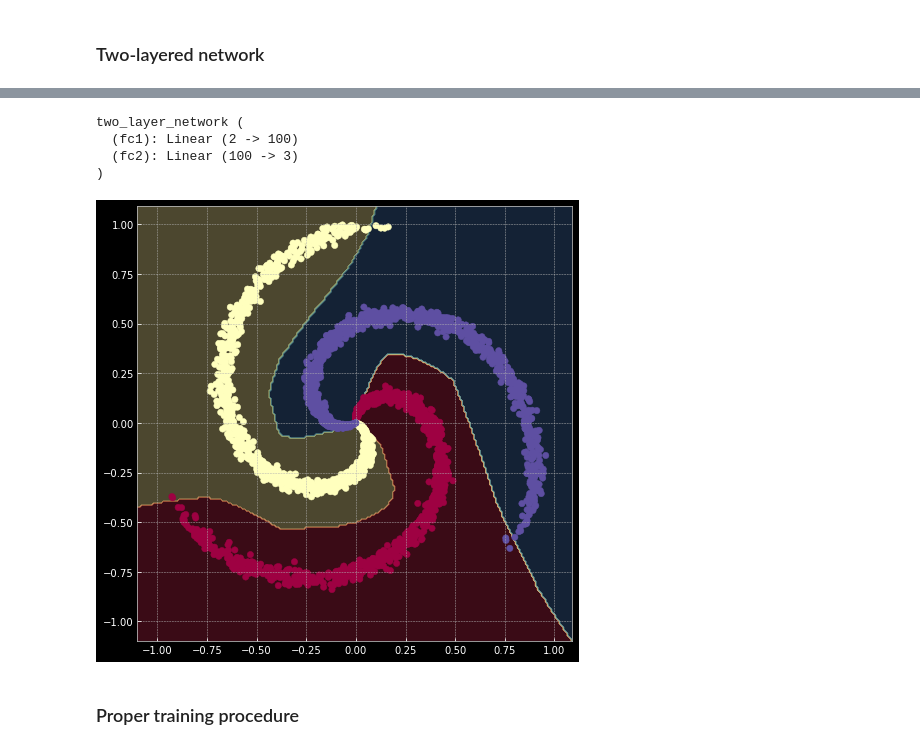
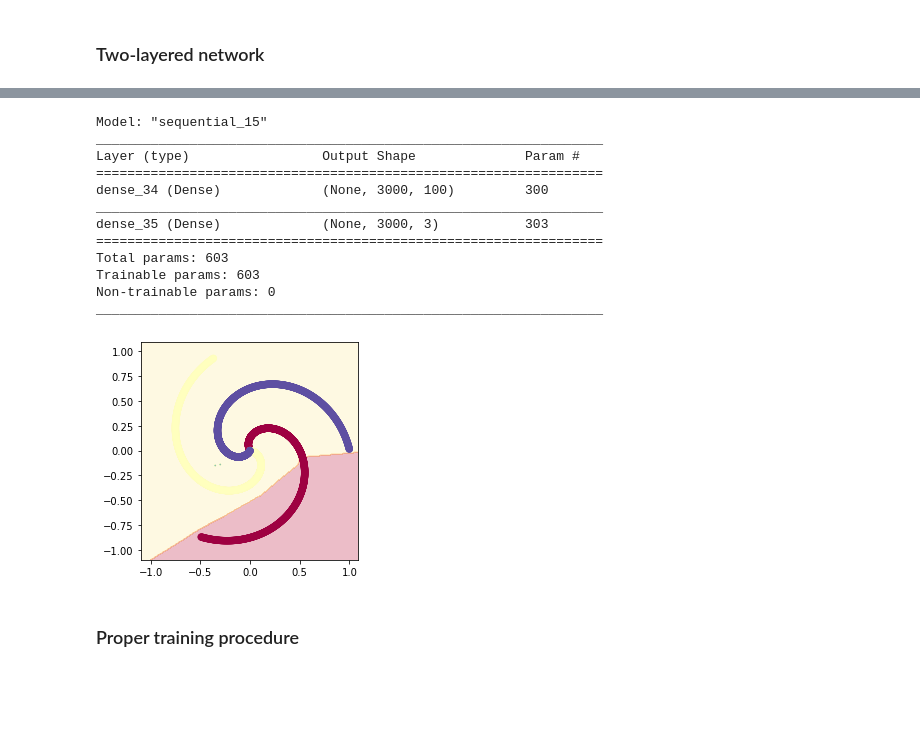
Before and after one commit to tunghoangt/DeepNeuralNet, a Jupyter notebook: HW1/Pytorch and Tensorflow/lesson1_Tensorflow.ipynb, the cells around one changed output, grey strips where cells are left out. Saved outputs shown, nothing was run; the diff lists cells and outputs as text; code cells hidden in the pictures; blank space fills up the shorter version.

```diff
--- a/HW1/Pytorch and Tensorflow/lesson1_Tensorflow.ipynb
+++ b/HW1/Pytorch and Tensorflow/lesson1_Tensorflow.ipynb
@@ -346,0 +124,3 @@ for t in range(1000):
+# %%
+model_1 = linear_model(X.shape,H,C)
+model_1.fit(X, y, epochs=100)
@@ -359,24 +168,3 @@ linear_model (
 # %%
 learning_rate = 1e-3
 lambda_l2 = 1e-5
-# %%
-# NN model
-class two_layer_network(nn.Module):
-    """
-    NN model.
-    """
-    def __init__(self, D_in, H, D_out):
-        """
-        Initialize weights.
-        """
-        super(two_layer_network, self).__init__()
-        self.fc1 = nn.Linear(D_in, H)
-        self.fc2 = nn.Linear(H, D_out)
-
-    def forward(self, x):
-        """
-        Forward pass.
-        """
-        z = F.relu(self.fc1(x))
-        z = self.fc2(z)
-        return z
@@ -436,0 +171,16 @@ for t in range(1000):
+# %%
+def two_layer_network(D_in, H, D_out):
+  model = keras.Sequential([
+    layers.Dense(H, activation='relu', input_shape=D_in),
+    layers.Dense(D_out),
+  ])
+
+  optimizer = tf.keras.optimizers.Adam(learning_rate=learning_rate)
+
+  model.compile(loss='binary_crossentropy',
+                optimizer=optimizer)
+
+  return model
+# %%
+model_2 = two_layer_network(X.shape, H, C)
+model_2.fit(X,y, epochs = 100)
@@ -437,13 +206,23 @@ for t in range(1000):
+# %%
+model_2.summary()
+# %% [output]
+Model: "sequential_15"
+_________________________________________________________________
+Layer (type)                 Output Shape              Param #
+=================================================================
+dense_34 (Dense)             (None, 3000, 100)         300
+_________________________________________________________________
+dense_35 (Dense)             (None, 3000, 3)           303
+=================================================================
+Total params: 603
+Trainable params: 603
+Non-trainable params: 0
+_________________________________________________________________
 # %%
 # Plot trained model
-print(model)
-plot_model(X, y, model)
+plot_model(X, y, model_2)
 # %% [output]
-two_layer_network (
-  (fc1): Linear (2 -> 100)
-  (fc2): Linear (100 -> 3)
-)
-[figure, old version]
+[figure, new version]
 # %% [markdown]
 ### Proper training procedure
 # %% [markdown]
```
Also changed, not shown: parts of 78 cells of this notebook.
